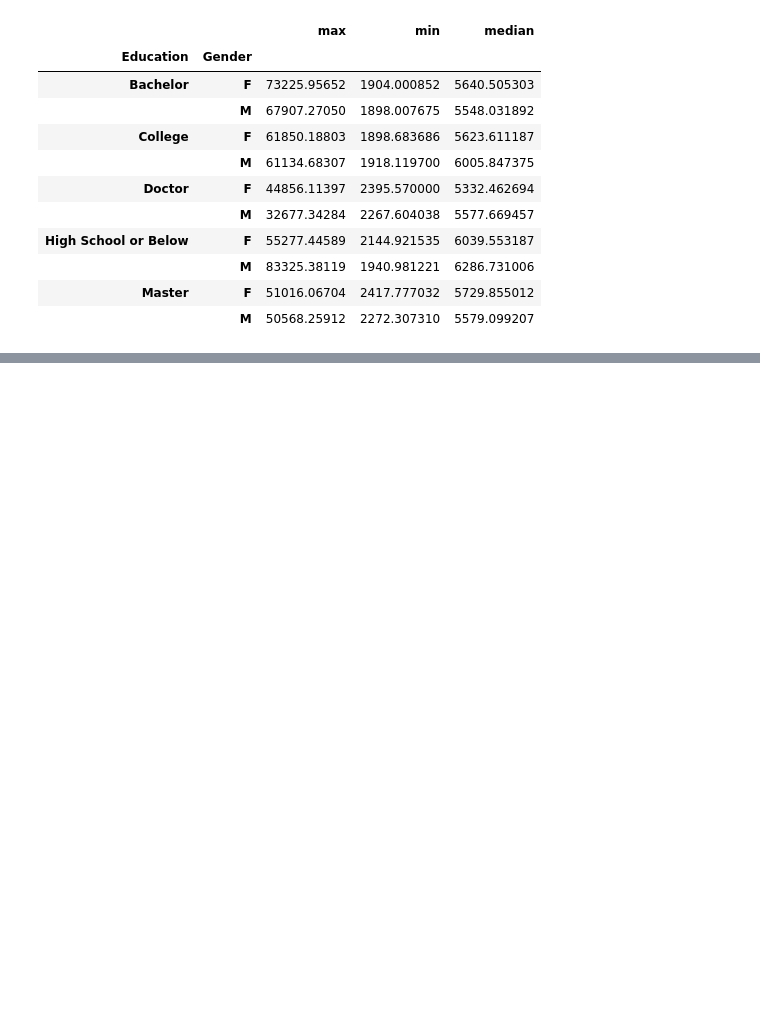
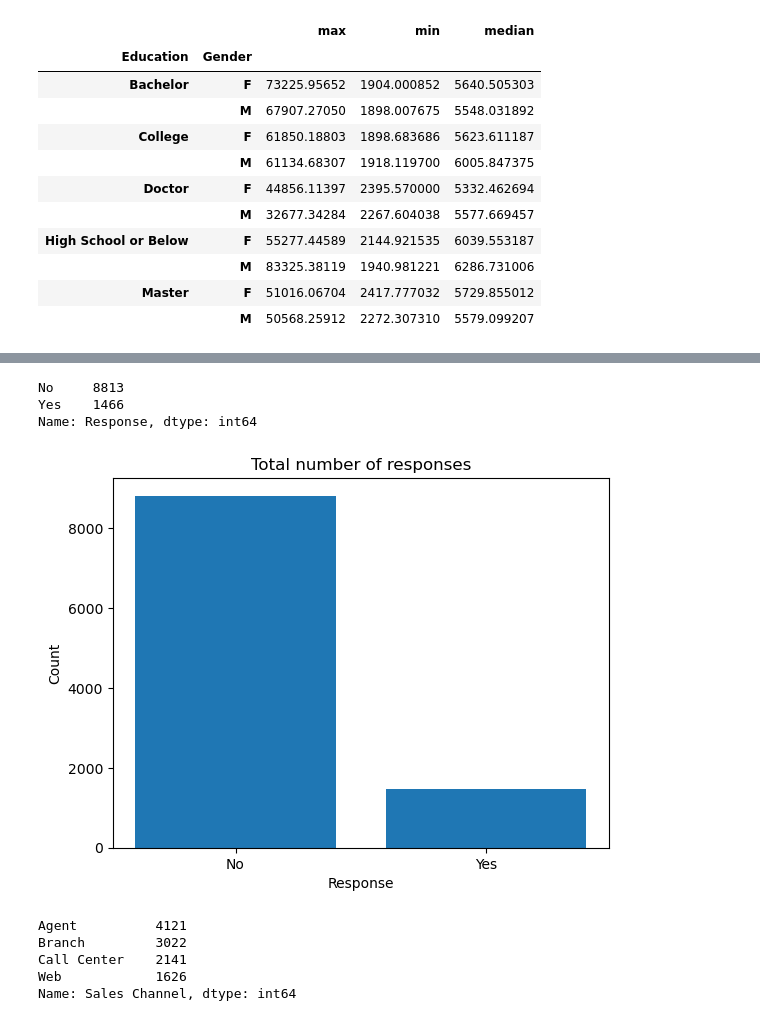
Before and after one commit to Claire540/lab-dw-data-aggregation-and-filtering, a Jupyter notebook: lab-dw-aggregating.ipynb, the cells around one changed output, grey strips where cells are left out. Drawn from its saved outputs; the diff is of its cells as text; code cells hidden in the pictures; blank space fills up the shorter version.

Commit message:
Adding solutions Lab_Customer_analysis_round_3

```diff
--- a/lab-dw-aggregating.ipynb
+++ b/lab-dw-aggregating.ipynb
@@ -206,0 +224,3 @@ df.groupby(['Education', 'Gender'])['Customer Lifetime Value'].agg(['max', 'min'
+# %%
+df = pd.read_csv('https://raw.githubusercontent.com/data-bootcamp-v4/data/main/marketing_customer_analysis.csv')
+df.head()
@@ -206,0 +269,25 @@ df.groupby(['Education', 'Gender'])['Customer Lifetime Value'].agg(['max', 'min'
+# %%
+df['Response'].value_counts()
+# %% [output]
+No     8813
+Yes    1466
+Name: Response, dtype: int64
+# %%
+#Show a plot of the total number of responses
+fig, ax = plt.subplots()
+ax.bar(x = df['Response'].value_counts().index, height = df['Response'].value_counts().values)
+ax.set_title("Total number of responses")
+ax.set_xlabel("Response")
+ax.set_ylabel("Count")
+plt.show()
+# %% [output]
+[figure, added]
+# %%
+#Show a plot of the response rate by the sales channel
+df['Sales Channel'].value_counts()
+# %% [output]
+Agent          4121
+Branch         3022
+Call Center    2141
+Web            1626
+Name: Sales Channel, dtype: int64
```
Also changed, not shown: parts of 17 cells of this notebook.
